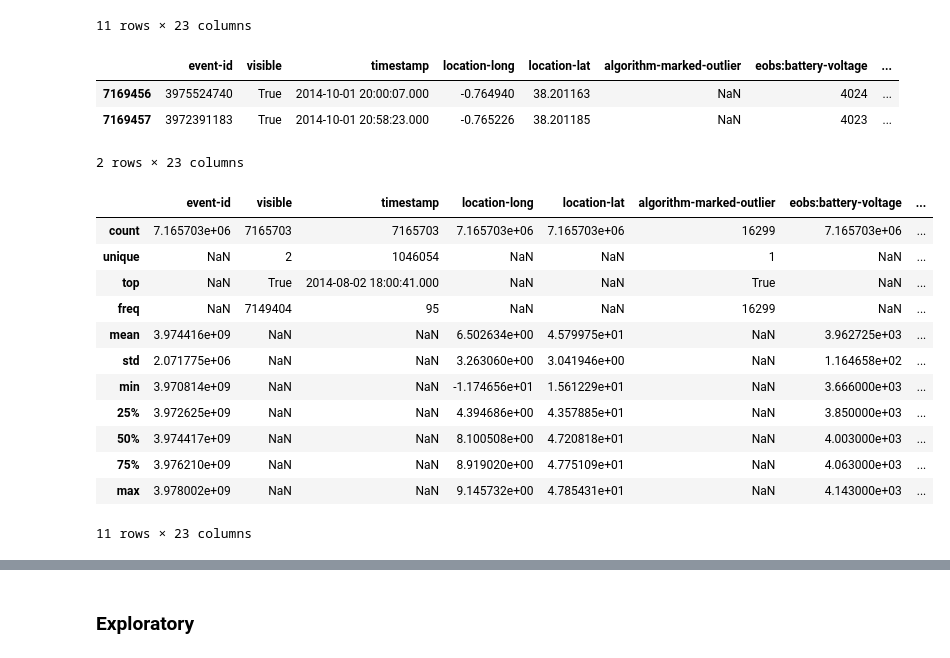
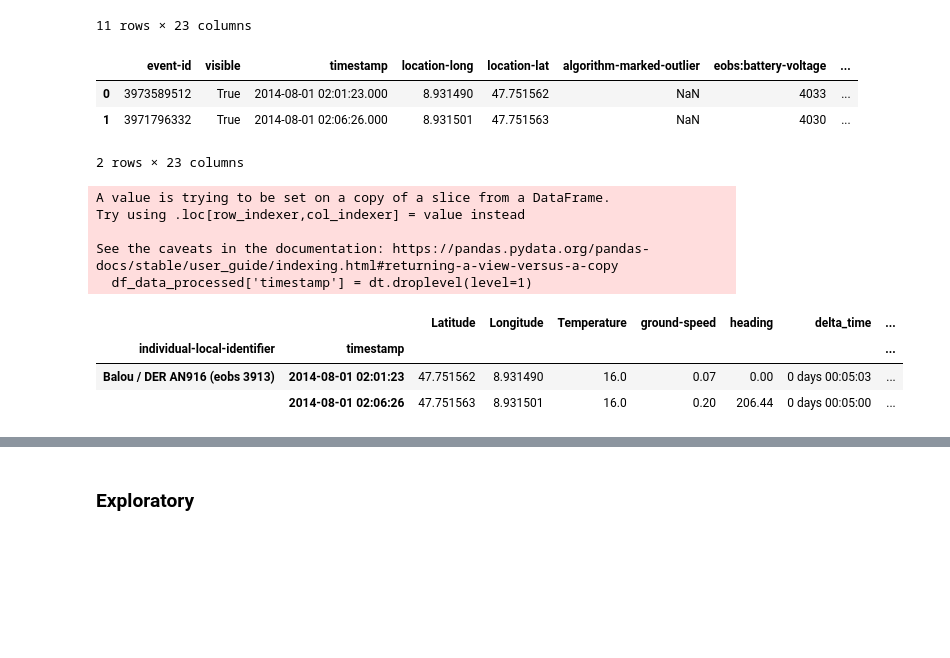
Before and after one commit to youngje-cs-cmu/02-712-Bird-Migration, a Jupyter notebook: project_bird.ipynb, the cells around one changed output, grey strips where cells are left out. Cells and saved outputs as stored; diff of their text form; code cells hidden in the pictures; blank space fills up the shorter version.

```diff
--- a/project_bird.ipynb
+++ b/project_bird.ipynb
@@ -16,3 +16,8 @@ from matplotlib.dates import YearLocator, MonthLocator
 proj_path = Path(os.getcwd()); print(proj_path)
 # %% [output]
 C:\Users\Mo\OneDrive\Notes\CMU\02712\02-712-Bird-Migration
+# %%
+# Load directly
+df = pd.read_csv(proj_path.parent/"Fall migration of white storks in 2014-gps_processed.csv")
+df = df.set_index(["individual-local-identifier", "timestamp"])
+df.head(2)
@@ -19,5 +36,5 @@ C:\Users\Mo\OneDrive\Notes\CMU\02712\02-712-Bird-Migration
 # %%
-df_data = pd.read_csv(parent_path.parent/"Fall migration of white storks in 2014-gps.csv")
+df_data = pd.read_csv(proj_path.parent/"Fall migration of white storks in 2014-gps.csv")
 df_data.describe(include='all')
 # %% [output]
 |  | event-id | visible | timestamp | location-long | location-lat | algorithm-marked-outlier | eobs:battery-voltage | ... |
@@ -37,26 +54,37 @@ df_data.describe(include='all')
 df_data.head(2)
 # %% [output]
 |  | event-id | visible | timestamp | location-long | location-lat | algorithm-marked-outlier | eobs:battery-voltage | ... |
-| 7169456 | 3975524740 | True | 2014-10-01 20:00:07.000 | -0.764940 | 38.201163 | NaN | 4024 | ... |
-| 7169457 | 3972391183 | True | 2014-10-01 20:58:23.000 | -0.765226 | 38.201185 | NaN | 4023 | ... |
+| 0 | 3973589512 | True | 2014-08-01 02:01:23.000 | 8.931490 | 47.751562 | NaN | 4033 | ... |
+| 1 | 3971796332 | True | 2014-08-01 02:06:26.000 | 8.931501 | 47.751563 | NaN | 4030 | ... |
 2 rows × 23 columns
 # %%
-df_data_processed = df_data.dropna(subset=['timestamp', 'location-long','location-lat','event-id'])
-dt = pd.to_datetime(df_data_processed[['timestamp']].stack(), format='%Y-%m-%d %H:%M:%S')
-df_data_processed['timestamp'] = dt.droplevel(level=1)
-df_data_processed['time_delta'] = df_data_processed['timestamp'].diff(1)
+def df_process(df_data=df_data):
+    df_data_processed = df_data.dropna(subset=['timestamp', 'location-long','ground-speed','location-lat','event-id'])
+    dt = pd.to_datetime(df_data_processed[['timestamp']].stack(), format='%Y-%m-%d %H:%M:%S')
+    df_data_processed['timestamp'] = dt.droplevel(level=1)
+    df_data_processed = df_data_processed.sort_values(["individual-local-identifier","timestamp"]).set_index(["individual-local-identifier"])
+    # add time diff
+    df_data_processed = df_data_processed.rename(columns = {
+        'location-lat':'Latitude', 'location-long':'Longitude',"eobs:temperature":"Temperature"})
+    cols_to_care = ["timestamp","Latitude","Longitude","Temperature","ground-speed","heading"]
+    return df_data_processed[cols_to_care]
+
+def df_engineer(df_process):
+    df_final = df_process.copy()
+    df_final["delta_time"] = df_data_processed.groupby(level=0)["timestamp"].diff(1).shift(-1)
+    df_final['delta_time(s)'] = df_final['delta_time'].apply(lambda x: x.total_seconds())
+    df_final = df_final.dropna(subset=["delta_time(s)"]).set_index("timestamp", append=True)
+    return df_final
+df_data_processed = df_process(df_data); df_data_processed.head(2)
+df = df_engineer(df_data_processed); df.head(2)
 # %% [output]
+A value is trying to be set on a copy of a slice from a DataFrame.
+Try using .loc[row_indexer,col_indexer] = value instead
+
+See the caveats in the documentation: https://pandas.pydata.org/pandas-docs/stable/user_guide/indexing.html#returning-a-view-versus-a-copy
+  df_data_processed['timestamp'] = dt.droplevel(level=1)
-|  | event-id | visible | timestamp | location-long | location-lat | algorithm-marked-outlier | eobs:battery-voltage | ... |
-| count | 7.165703e+06 | 7165703 | 7165703 | 7.165703e+06 | 7.165703e+06 | 16299 | 7.165703e+06 | ... |
-| unique | NaN | 2 | 1046054 | NaN | NaN | 1 | NaN | ... |
-| top | NaN | True | 2014-08-02 18:00:41.000 | NaN | NaN | True | NaN | ... |
-| freq | NaN | 7149404 | 95 | NaN | NaN | 16299 | NaN | ... |
-| mean | 3.974416e+09 | NaN | NaN | 6.502634e+00 | 4.579975e+01 | NaN | 3.962725e+03 | ... |
-| std | 2.071775e+06 | NaN | NaN | 3.263060e+00 | 3.041946e+00 | NaN | 1.164658e+02 | ... |
-| min | 3.970814e+09 | NaN | NaN | -1.174656e+01 | 1.561229e+01 | NaN | 3.666000e+03 | ... |
-| 25% | 3.972625e+09 | NaN | NaN | 4.394686e+00 | 4.357885e+01 | NaN | 3.850000e+03 | ... |
-| 50% | 3.974417e+09 | NaN | NaN | 8.100508e+00 | 4.720818e+01 | NaN | 4.003000e+03 | ... |
-| 75% | 3.976210e+09 | NaN | NaN | 8.919020e+00 | 4.775109e+01 | NaN | 4.063000e+03 | ... |
-| max | 3.978002e+09 | NaN | NaN | 9.145732e+00 | 4.785431e+01 | NaN | 4.143000e+03 | ... |
+|  |  | Latitude | Longitude | Temperature | ground-speed | heading | delta_time | ... |
+| individual-local-identifier | timestamp |  |  |  |  |  |  | ... |
+| Balou / DER AN916 (eobs 3913) | 2014-08-01 02:01:23 | 47.751562 | 8.931490 | 16.0 | 0.07 | 0.00 | 0 days 00:05:03 | ... |
+|  | 2014-08-01 02:06:26 | 47.751563 | 8.931501 | 16.0 | 0.20 | 206.44 | 0 days 00:05:00 | ... |
-11 rows × 23 columns
 # %%
```
Also changed, not shown: parts of 20 cells of this notebook, 9 other files.
